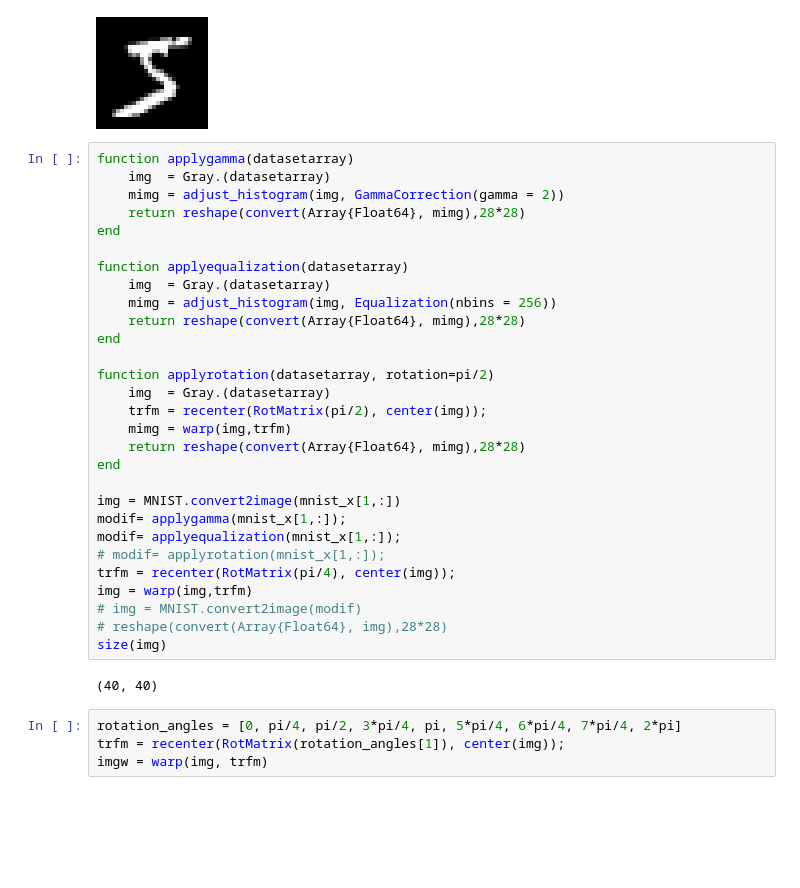
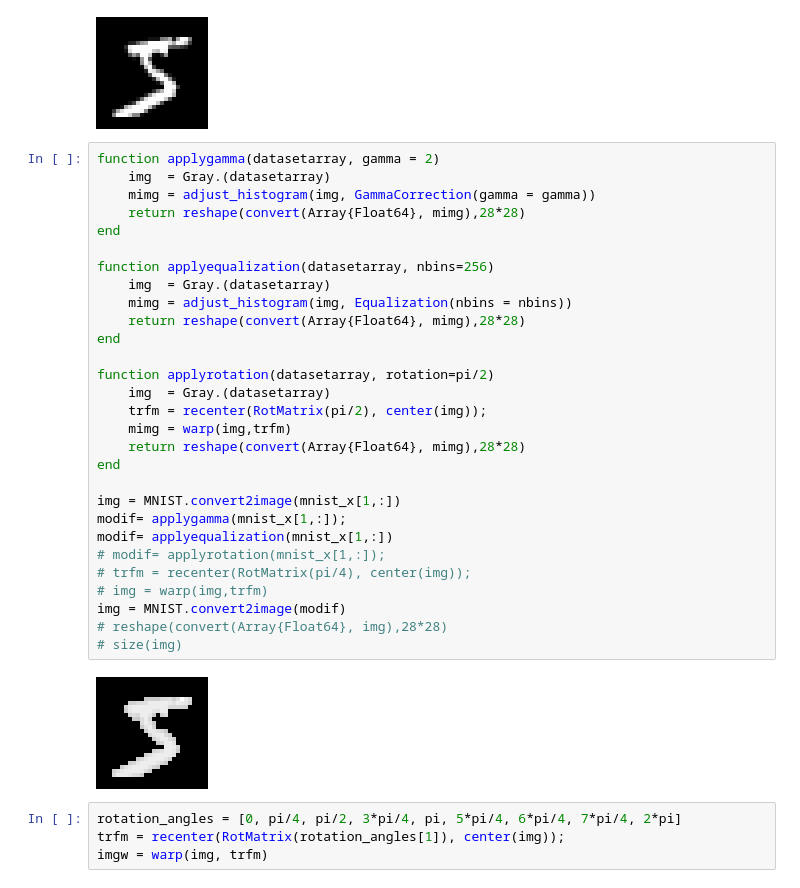
Before and after one commit to davibarreira/Data_Visualization, a Jupyter notebook: Project/Final/TransformImages.ipynb, the cells around one changed output. Saved outputs shown, nothing was run; the diff lists cells and outputs as text; blank space fills up the shorter version.

Commit message:
Prototipo de modificacoes está funcionando

```diff
--- a/Project/Final/TransformImages.ipynb
+++ b/Project/Final/TransformImages.ipynb
@@ -30,36 +30,36 @@ img = MNIST.convert2image(mnist_x[1,:])
 # %% [output]
 [figure]
 # %%
-function applygamma(datasetarray)
+function applygamma(datasetarray, gamma = 2)
     img  = Gray.(datasetarray)
-    mimg = adjust_histogram(img, GammaCorrection(gamma = 2))
+    mimg = adjust_histogram(img, GammaCorrection(gamma = gamma))
     return reshape(convert(Array{Float64}, mimg),28*28)
 end
 
-function applyequalization(datasetarray)
+function applyequalization(datasetarray, nbins=256)
     img  = Gray.(datasetarray)
-    mimg = adjust_histogram(img, Equalization(nbins = 256))
+    mimg = adjust_histogram(img, Equalization(nbins = nbins))
     return reshape(convert(Array{Float64}, mimg),28*28)
 end
 
 function applyrotation(datasetarray, rotation=pi/2)
     img  = Gray.(datasetarray)
     trfm = recenter(RotMatrix(pi/2), center(img));
     mimg = warp(img,trfm)
     return reshape(convert(Array{Float64}, mimg),28*28)
 end
 
 img = MNIST.convert2image(mnist_x[1,:])
 modif= applygamma(mnist_x[1,:]);
-modif= applyequalization(mnist_x[1,:]);
+modif= applyequalization(mnist_x[1,:])
 # modif= applyrotation(mnist_x[1,:]);
-trfm = recenter(RotMatrix(pi/4), center(img));
-img = warp(img,trfm)
-# img = MNIST.convert2image(modif)
+# trfm = recenter(RotMatrix(pi/4), center(img));
+# img = warp(img,trfm)
+img = MNIST.convert2image(modif)
 # reshape(convert(Array{Float64}, img),28*28)
-size(img)
+# size(img)
 # %% [output]
-(40, 40)
+[figure, added]
 # %%
 rotation_angles = [0, pi/4, pi/2, 3*pi/4, pi, 5*pi/4, 6*pi/4, 7*pi/4, 2*pi]
 trfm = recenter(RotMatrix(rotation_angles[1]), center(img));
```
Also changed, not shown: parts of 2 cells of this notebook, 13 other files.
